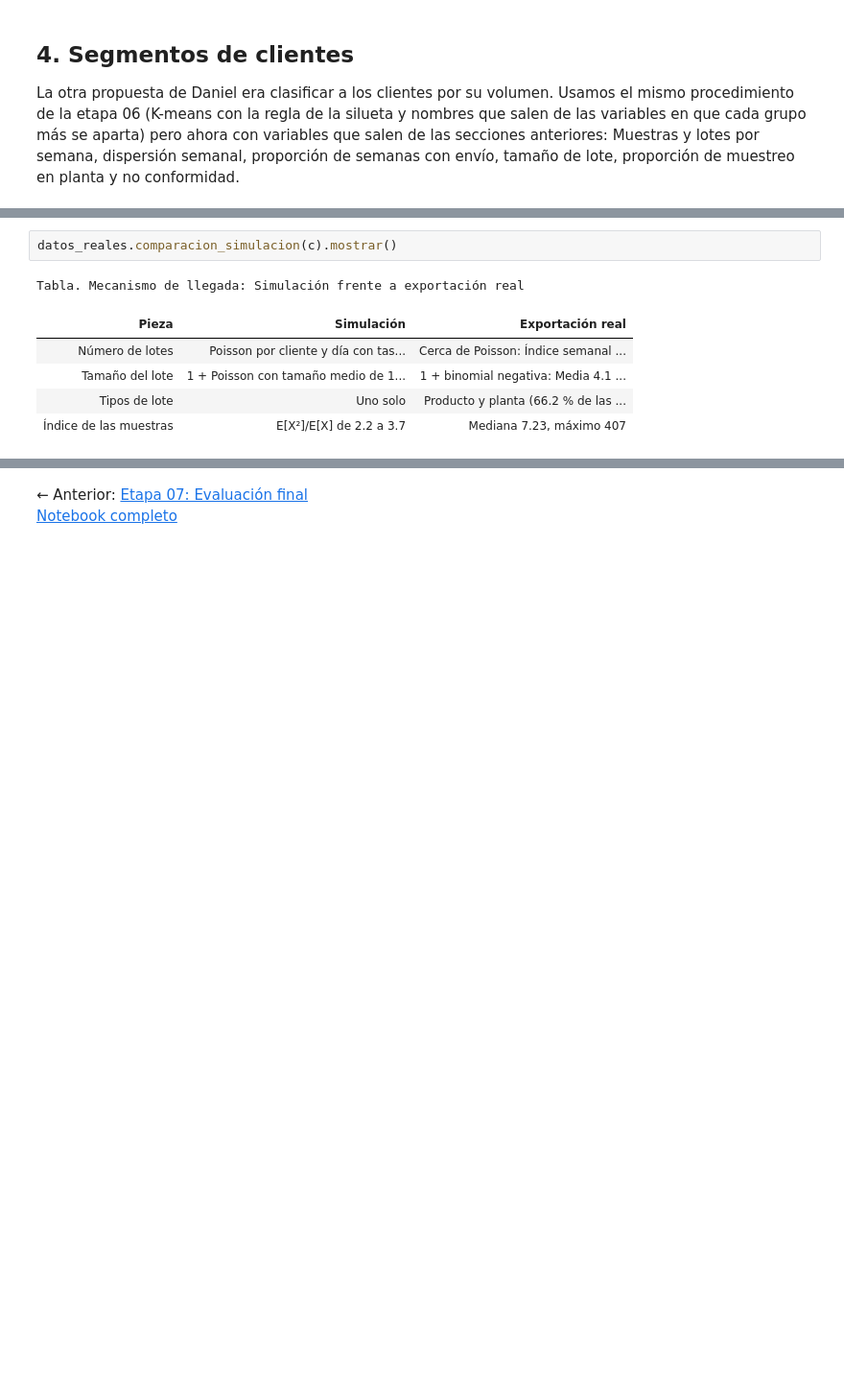
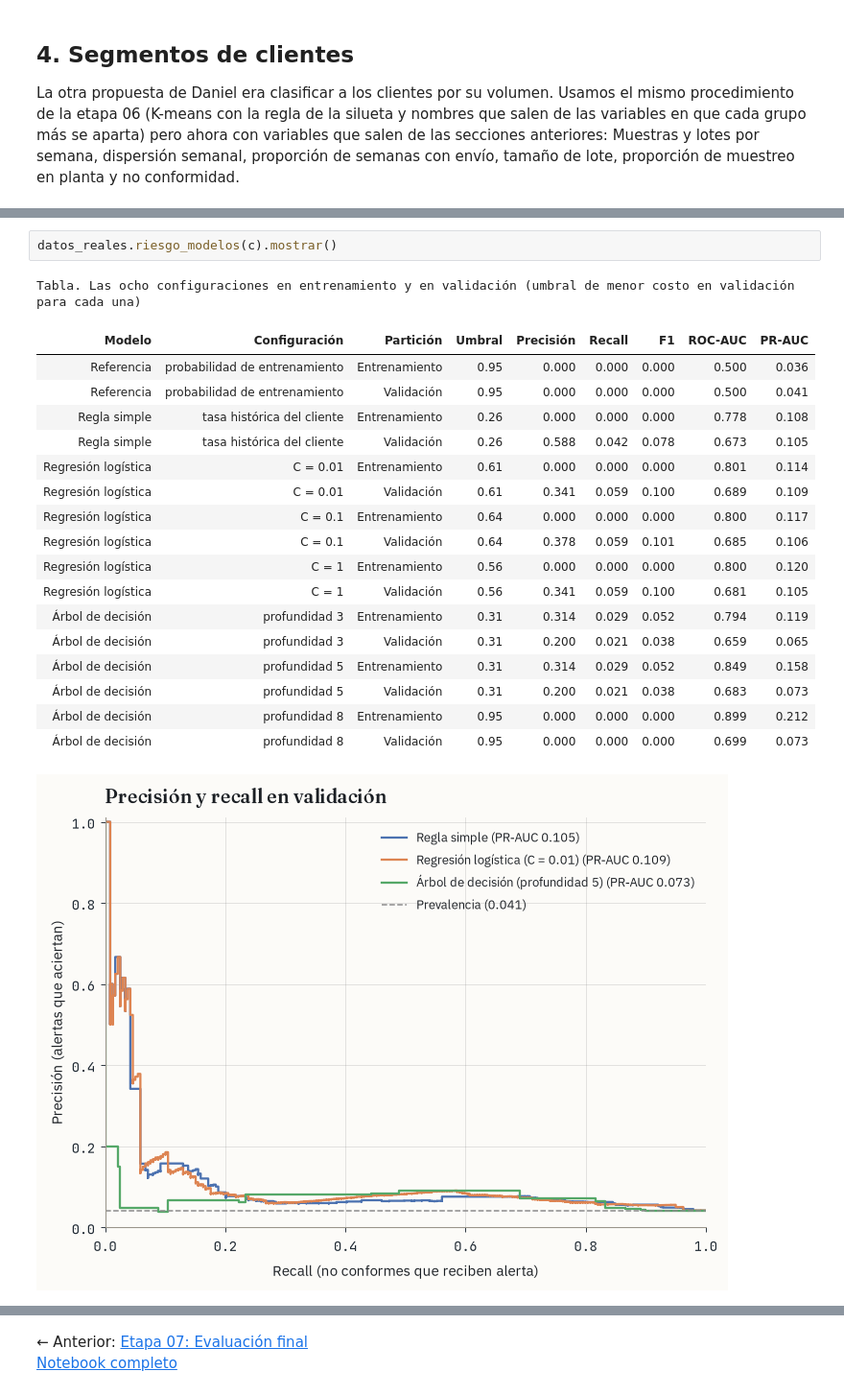
Before and after one commit to Over-HCV/ML-I, a Jupyter notebook: content/docs/final-project/notebooks/08_datos_reales.ipynb, the cells around one changed output, grey strips where cells are left out. Shown at 96% size. Drawn from its saved outputs; the diff is of its cells as text; blank space fills up the shorter version.

```diff
--- a/content/docs/final-project/notebooks/08_datos_reales.ipynb
+++ b/content/docs/final-project/notebooks/08_datos_reales.ipynb
@@ -246,11 +269,24 @@ comparamos pieza por pieza el mecanismo de llegada de la simulación con lo que
 # %%
-datos_reales.comparacion_simulacion(c).mostrar()
+datos_reales.riesgo_modelos(c).mostrar()
 # %% [output]
-Tabla. Mecanismo de llegada: Simulación frente a exportación real
+Tabla. Las ocho configuraciones en entrenamiento y en validación (umbral de menor costo en validación para cada una)
-| Pieza | Simulación | Exportación real |
-| Número de lotes | Poisson por cliente y día con tas... | Cerca de Poisson: Índice semanal ... |
-| Tamaño del lote | 1 + Poisson con tamaño medio de 1... | 1 + binomial negativa: Media 4.1 ... |
-| Tipos de lote | Uno solo | Producto y planta (66.2 % de las ... |
-| Índice de las muestras | E[X²]/E[X] de 2.2 a 3.7 | Mediana 7.23, máximo 407 |
+| Modelo | Configuración | Partición | Umbral | Precisión | Recall | F1 | ROC-AUC | PR-AUC |
+| Referencia | probabilidad de entrenamiento | Entrenamiento | 0.95 | 0.000 | 0.000 | 0.000 | 0.500 | 0.036 |
+| Referencia | probabilidad de entrenamiento | Validación | 0.95 | 0.000 | 0.000 | 0.000 | 0.500 | 0.041 |
+| Regla simple | tasa histórica del cliente | Entrenamiento | 0.26 | 0.000 | 0.000 | 0.000 | 0.778 | 0.108 |
+| Regla simple | tasa histórica del cliente | Validación | 0.26 | 0.588 | 0.042 | 0.078 | 0.673 | 0.105 |
+| Regresión logística | C = 0.01 | Entrenamiento | 0.61 | 0.000 | 0.000 | 0.000 | 0.801 | 0.114 |
+| Regresión logística | C = 0.01 | Validación | 0.61 | 0.341 | 0.059 | 0.100 | 0.689 | 0.109 |
+| Regresión logística | C = 0.1 | Entrenamiento | 0.64 | 0.000 | 0.000 | 0.000 | 0.800 | 0.117 |
+| Regresión logística | C = 0.1 | Validación | 0.64 | 0.378 | 0.059 | 0.101 | 0.685 | 0.106 |
+| Regresión logística | C = 1 | Entrenamiento | 0.56 | 0.000 | 0.000 | 0.000 | 0.800 | 0.120 |
+| Regresión logística | C = 1 | Validación | 0.56 | 0.341 | 0.059 | 0.100 | 0.681 | 0.105 |
+| Árbol de decisión | profundidad 3 | Entrenamiento | 0.31 | 0.314 | 0.029 | 0.052 | 0.794 | 0.119 |
+| Árbol de decisión | profundidad 3 | Validación | 0.31 | 0.200 | 0.021 | 0.038 | 0.659 | 0.065 |
+| Árbol de decisión | profundidad 5 | Entrenamiento | 0.31 | 0.314 | 0.029 | 0.052 | 0.849 | 0.158 |
+| Árbol de decisión | profundidad 5 | Validación | 0.31 | 0.200 | 0.021 | 0.038 | 0.683 | 0.073 |
+| Árbol de decisión | profundidad 8 | Entrenamiento | 0.95 | 0.000 | 0.000 | 0.000 | 0.899 | 0.212 |
+| Árbol de decisión | profundidad 8 | Validación | 0.95 | 0.000 | 0.000 | 0.000 | 0.699 | 0.073 |
+[figure, added]
 [interactive output not drawn]
 # %% [markdown]
```
Also changed, not shown: parts of 17 cells of this notebook, 35 other files.
